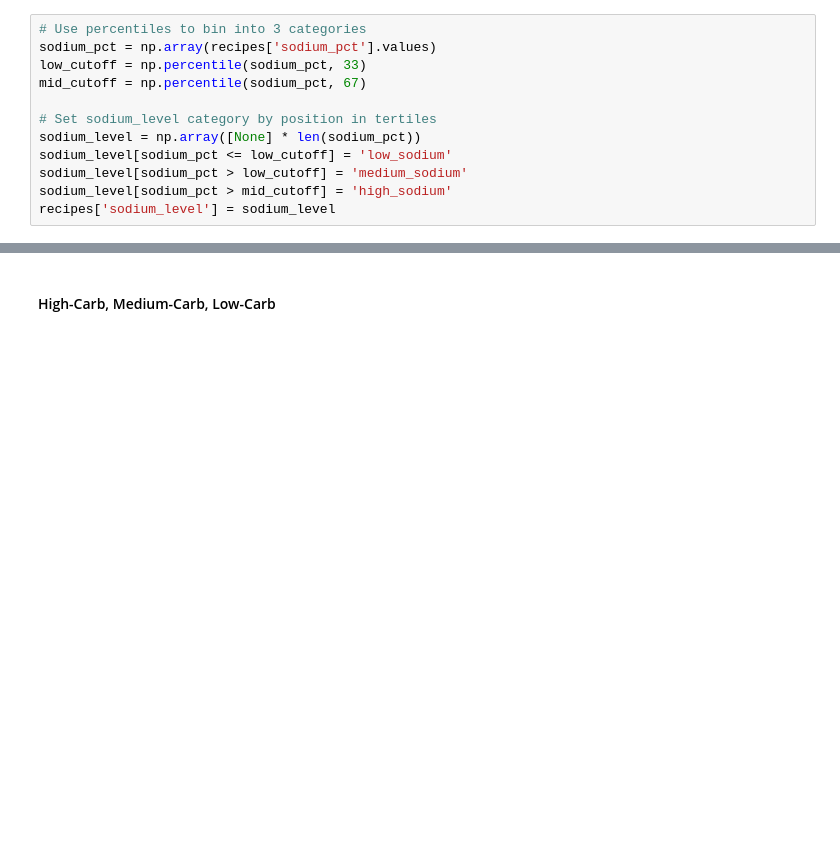
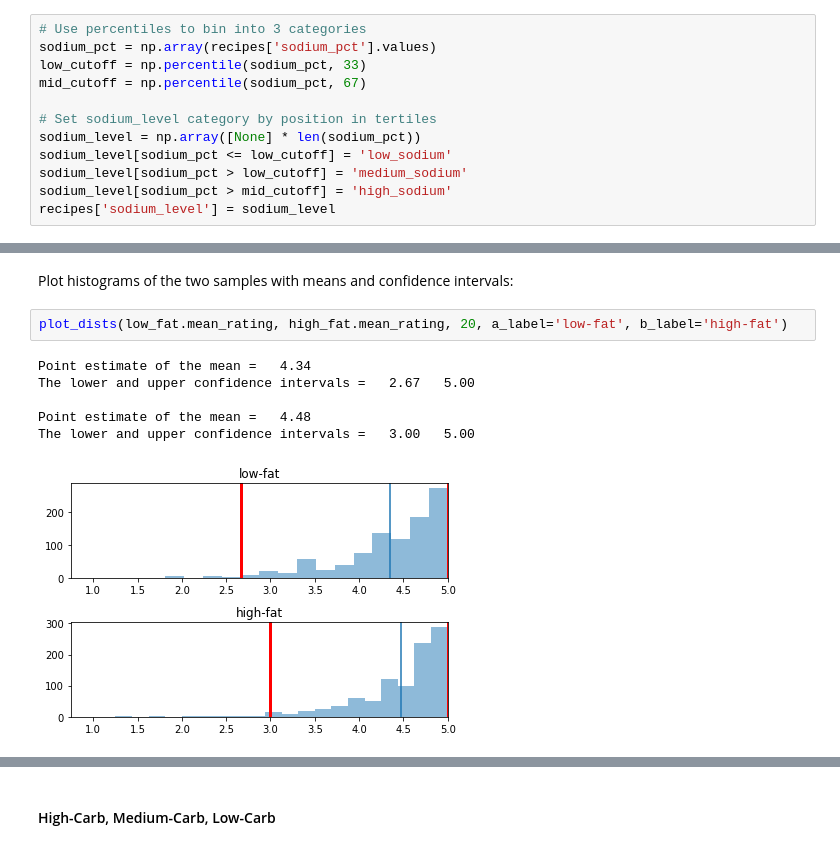
Before and after one commit to pelorenz/data-science-410, a Jupyter notebook: PeterLorenz-M02.ipynb, the cells around one changed output, grey strips where cells are left out. Drawn from its saved outputs; the diff is of its cells as text; blank space fills up the shorter version.

```diff
--- a/PeterLorenz-M02.ipynb
+++ b/PeterLorenz-M02.ipynb
@@ -269,0 +369,11 @@ recipes['sodium_level'] = sodium_level
+# %% [markdown]
+Plot histograms of the two samples with means and confidence intervals:
+# %%
+plot_dists(low_fat.mean_rating, high_fat.mean_rating, 20, a_label='low-fat', b_label='high-fat')
+# %% [output]
+Point estimate of the mean =   4.34
+The lower and upper confidence intervals =   2.67   5.00
+
+Point estimate of the mean =   4.48
+The lower and upper confidence intervals =   3.00   5.00
+[figure, added]
```
Also changed, not shown: parts of 29 cells of this notebook.
